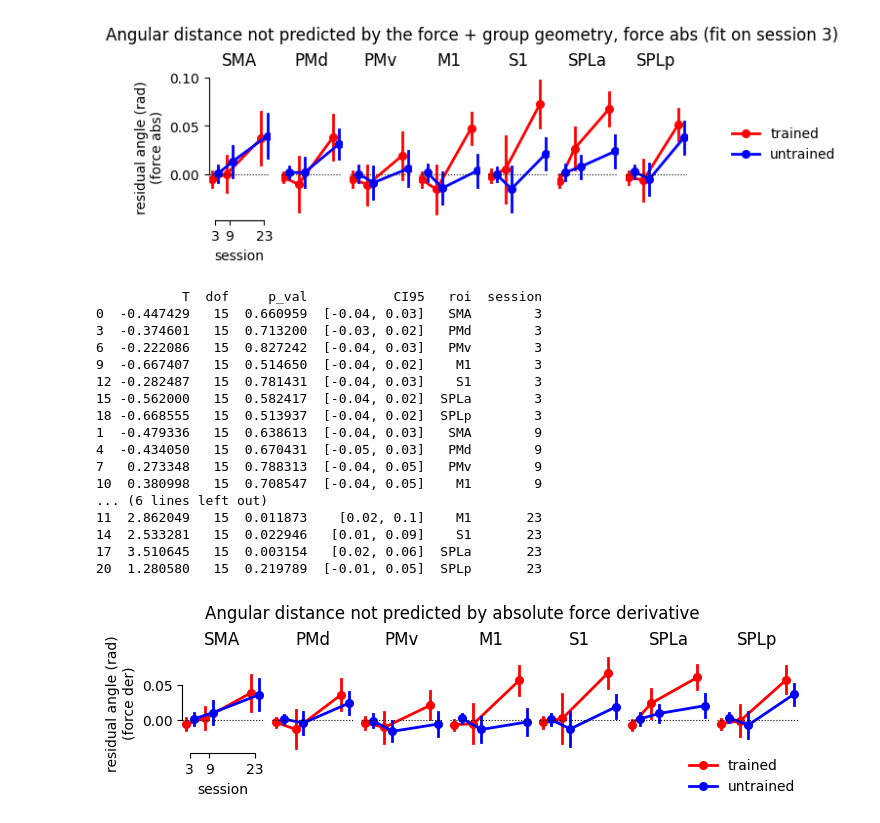
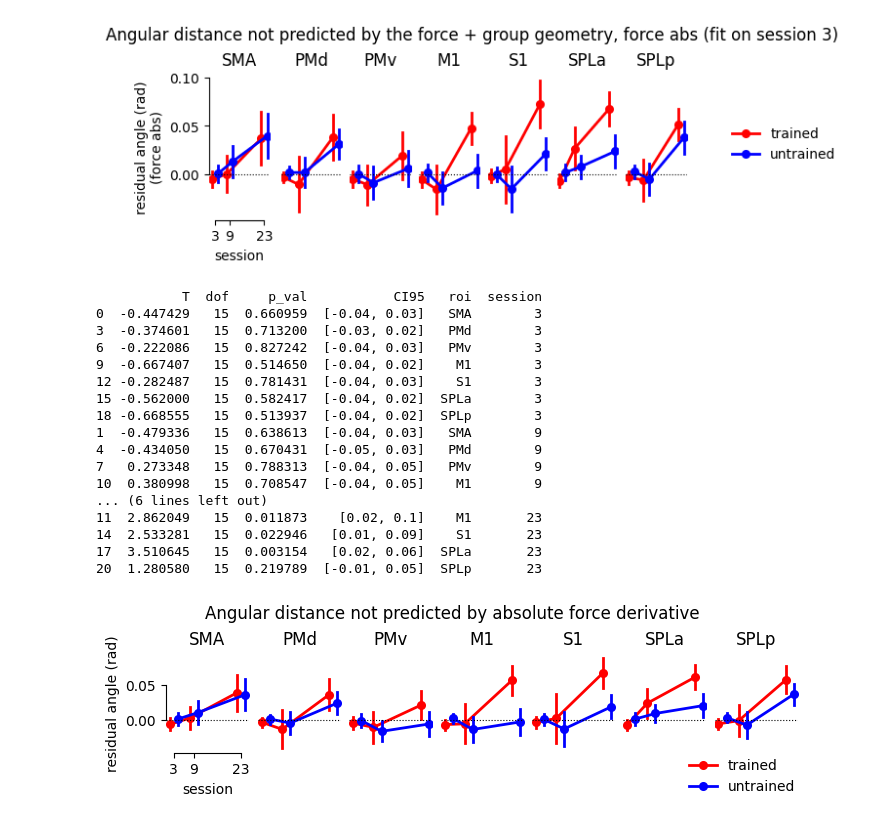
Before and after one commit to mnlmrc/EFC_learningfMRI, a Jupyter notebook: notebooks/ancova.ipynb, the cells around one changed output. Saved outputs shown, nothing was run; the diff lists cells and outputs as text; code cells hidden in the pictures.

```diff
--- a/notebooks/ancova.ipynb
+++ b/notebooks/ancova.ipynb
@@ -777,7 +777,7 @@ fig, axs = plt.subplots(1, len(rois), sharey=True, sharex=True, figsize=(7, 2),
 
 df = pred_group_chord_sess[pred_group_chord_sess.force_metric == force_metric]
 plot_im_sess(fig, axs, df, rois, y='theta_resid', x='session', hue='chord', hue_order=hue_order, palette=palette, kind='point', estimator='mean', dodge=.4, add_zero=True, legend=True)
-axs[0].set_ylabel(f'residual angle (rad)\n(force {force_metric})')
+axs[0].set_ylabel(f'residual angle (rad)')
 
 ttest = ttest_im_sess(df, rois, y='theta_resid', x='session', hue='chord', hue_order=hue_order)
 ttest['roi'] = pd.Categorical(ttest.roi, categories=rois, ordered=True)  # ROIs in gl.rois[atlas] order
@@ -785,31 +785,31 @@ ttest.sort_values(by=['session', 'roi'], inplace=True)
 print(ttest[['T', 'dof', 'p_val', 'CI95', 'roi', 'session']])
 
 axs[-1].legend([], frameon=False, loc='upper right')
 fig.legend(frameon=False, loc='lower right')
 sb.despine(ax=axs[0], trim=True)
 axs[0].set_xlabel('session')
 
 fig.suptitle(f'Angular distance not predicted by absolute force derivative')
 
 fig.savefig(f'figures/angle_force_group_prediction_resid.{force_metric}.ref{ref_session}.pdf')
 
 plt.show()
 # %% [output]
            T  dof     p_val           CI95   roi  session
 0  -0.447429   15  0.660959  [-0.04, 0.03]   SMA        3
 3  -0.374601   15  0.713200  [-0.03, 0.02]   PMd        3
 6  -0.222086   15  0.827242  [-0.04, 0.03]   PMv        3
 9  -0.667407   15  0.514650  [-0.04, 0.02]    M1        3
 12 -0.282487   15  0.781431  [-0.04, 0.03]    S1        3
 15 -0.562000   15  0.582417  [-0.04, 0.02]  SPLa        3
 18 -0.668555   15  0.513937  [-0.04, 0.02]  SPLp        3
 1  -0.479336   15  0.638613  [-0.04, 0.03]   SMA        9
 4  -0.434050   15  0.670431  [-0.05, 0.03]   PMd        9
 7   0.273348   15  0.788313  [-0.04, 0.05]   PMv        9
 10  0.380998   15  0.708547  [-0.04, 0.05]    M1        9
 ... (6 lines left out)
 11  2.862049   15  0.011873    [0.02, 0.1]    M1       23
 14  2.533281   15  0.022946   [0.01, 0.09]    S1       23
 17  3.510645   15  0.003154   [0.02, 0.06]  SPLa       23
 20  1.280580   15  0.219789  [-0.01, 0.05]  SPLp       23
-[figure, old version]
+[figure, new version]
```
